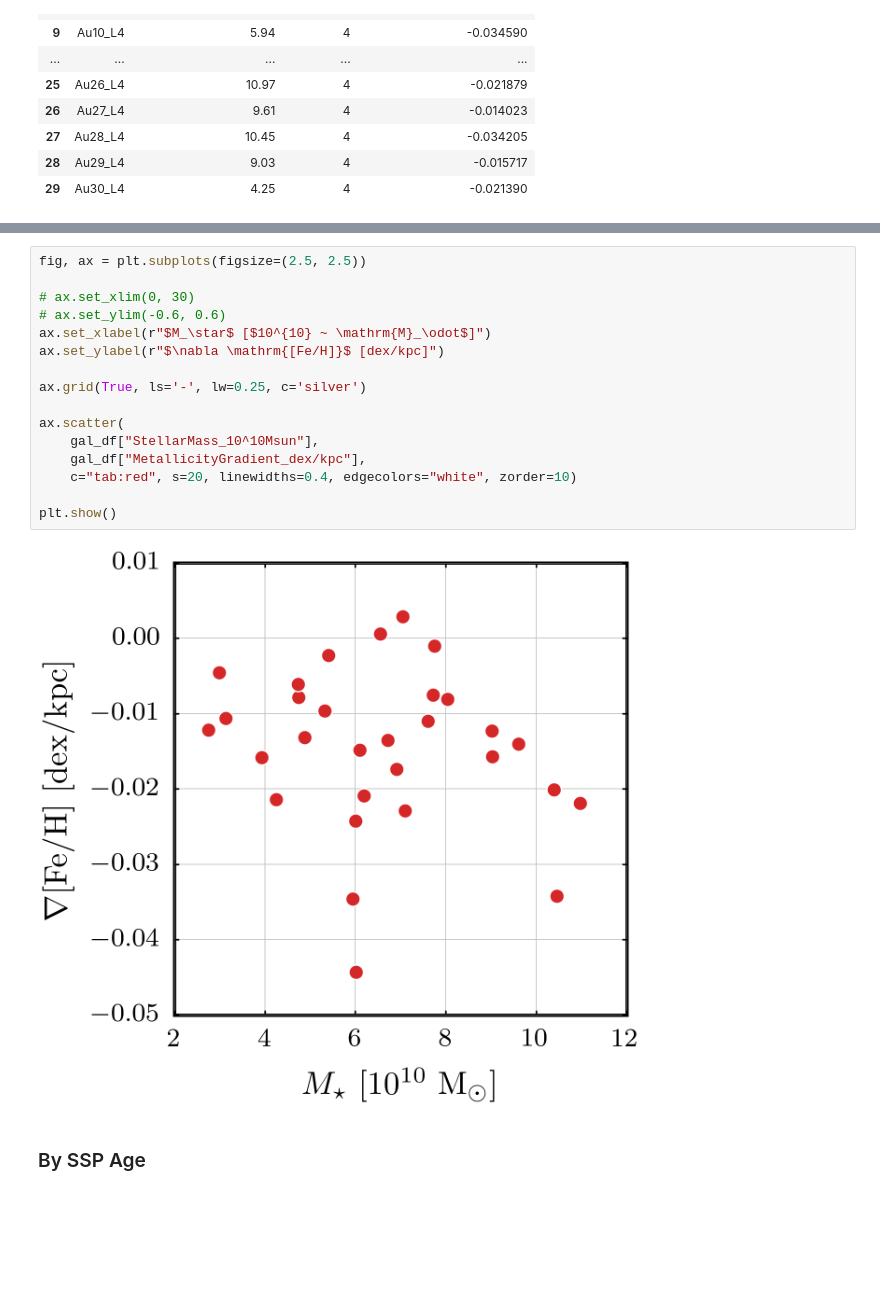
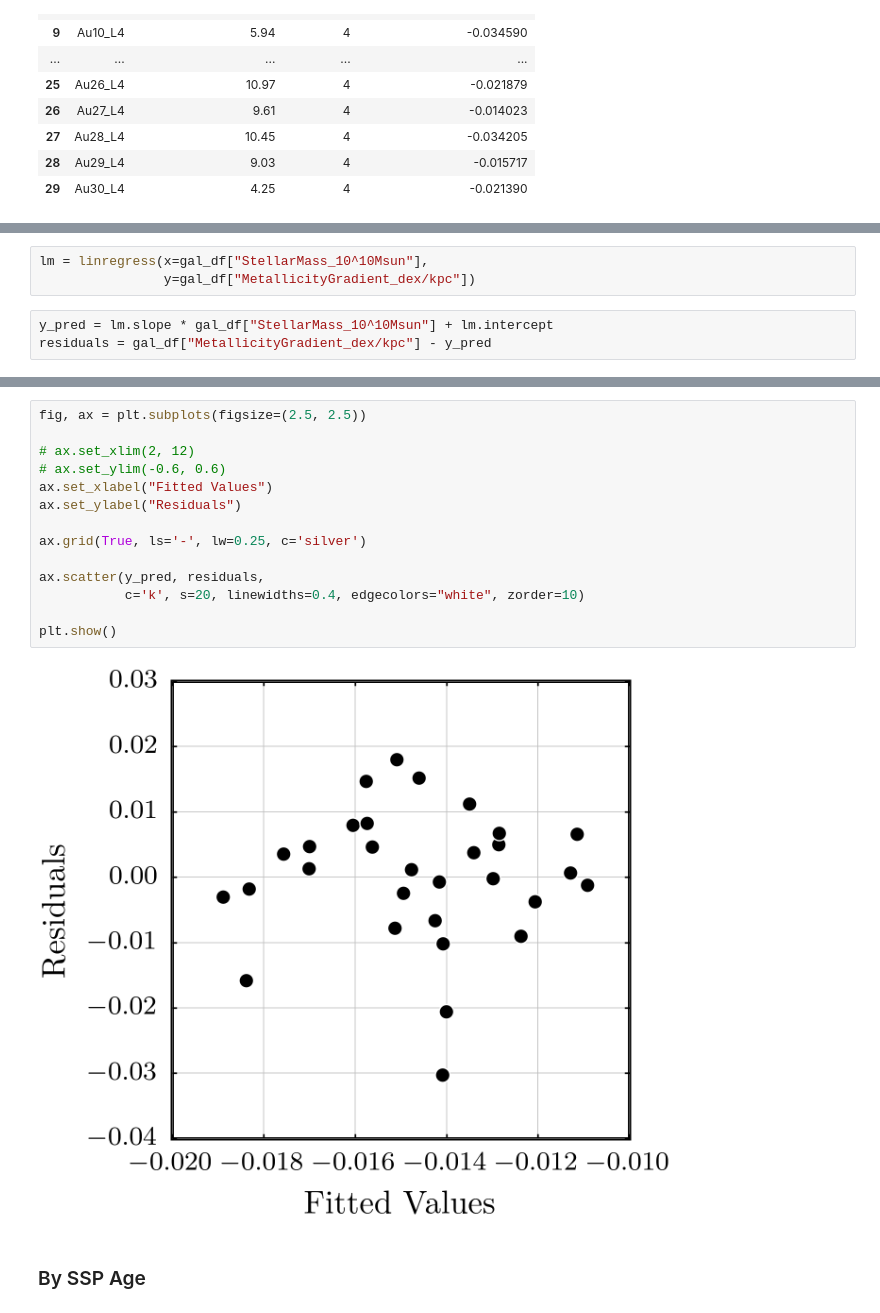
Before and after one commit to ffiza/auriga-metals, a Jupyter notebook: scripts/FeH Metallicity Profiles.ipynb, the cells around one changed output, grey strips where cells are left out. Cells and saved outputs as stored; diff of their text form; blank space fills up the shorter version.

Commit message:
Add linear fit to the metallicity gradient versus the stellar mass.

```diff
--- a/scripts/FeH Metallicity Profiles.ipynb
+++ b/scripts/FeH Metallicity Profiles.ipynb
@@ -323,0 +314,6 @@ res = model.fit()
+# %%
+lm = linregress(x=gal_df["StellarMass_10^10Msun"],
+                y=gal_df["MetallicityGradient_dex/kpc"])
+# %%
+y_pred = lm.slope * gal_df["StellarMass_10^10Msun"] + lm.intercept
+residuals = gal_df["MetallicityGradient_dex/kpc"] - y_pred
@@ -324,21 +344,19 @@ res = model.fit()
 # %%
 fig, ax = plt.subplots(figsize=(2.5, 2.5))
 
-# ax.set_xlim(0, 30)
+# ax.set_xlim(2, 12)
 # ax.set_ylim(-0.6, 0.6)
-ax.set_xlabel(r"$M_\star$ [$10^{10} ~ \mathrm{M}_\odot$]")
-ax.set_ylabel(r"$\nabla \mathrm{[Fe/H]}$ [dex/kpc]")
+ax.set_xlabel("Fitted Values")
+ax.set_ylabel("Residuals")
 
 ax.grid(True, ls='-', lw=0.25, c='silver')
 
-ax.scatter(
-    gal_df["StellarMass_10^10Msun"],
-    gal_df["MetallicityGradient_dex/kpc"],
-    c="tab:red", s=20, linewidths=0.4, edgecolors="white", zorder=10)
+ax.scatter(y_pred, residuals,
+           c='k', s=20, linewidths=0.4, edgecolors="white", zorder=10)
 
 plt.show()
 # %% [output]
-[figure, old version]
+[figure, new version]
 # %% [markdown]
 ### By SSP Age
 # %%
```
Also changed, not shown: parts of 3 cells of this notebook.
